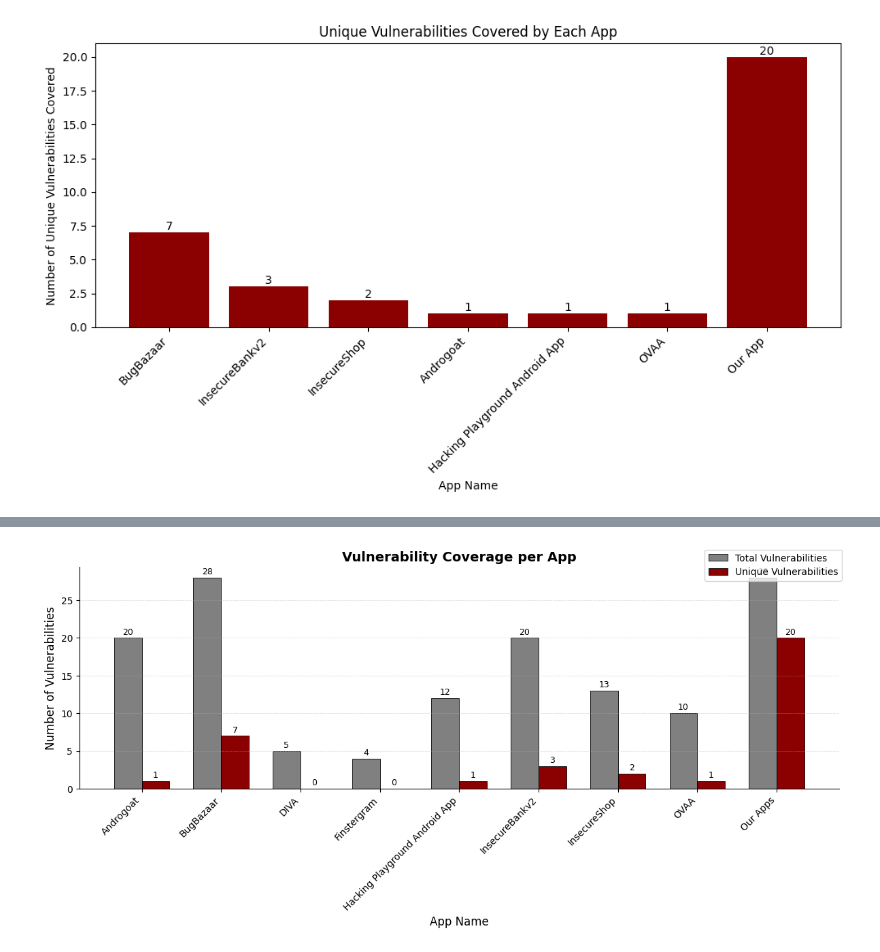
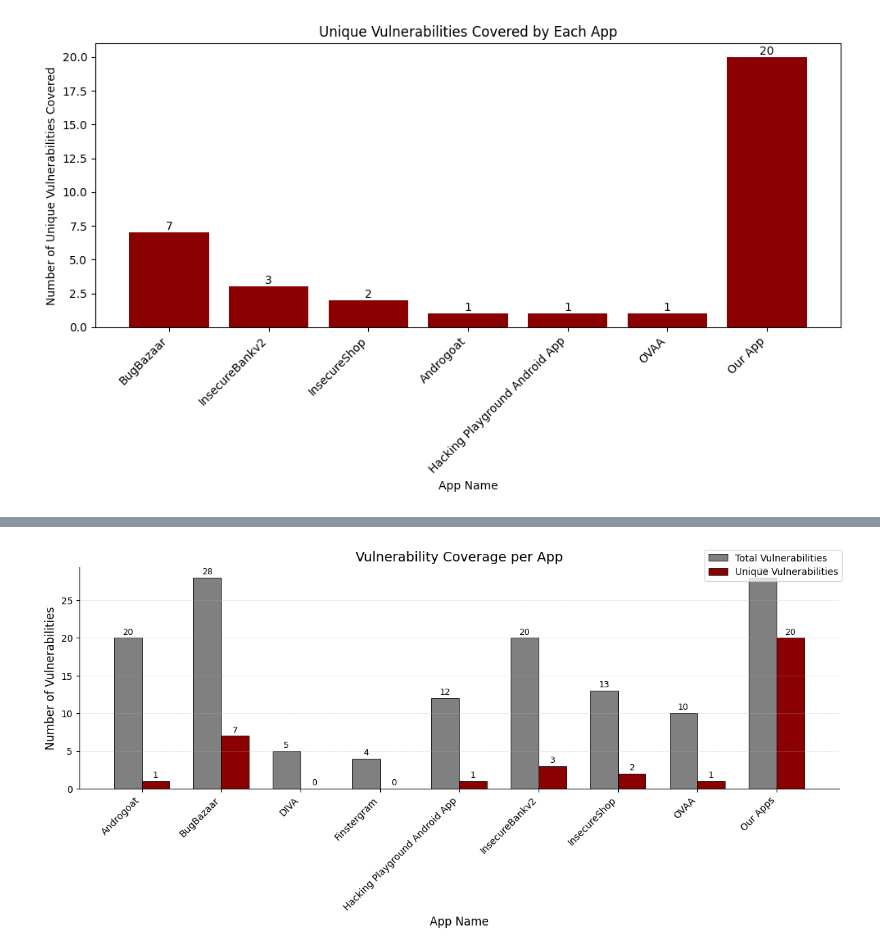
Before and after one commit to domi-cmd/Reference_Application_for_OWASP_MASTG, a Jupyter notebook: dev_documents/seminar_thesis/reference_apps/data_manipulation/coverage_per_app.ipynb, the cells around one changed output, grey strips where cells are left out. Saved outputs shown, nothing was run; the diff lists cells and outputs as text; code cells hidden in the pictures.

```diff
--- a/dev_documents/seminar_thesis/reference_apps/data_manipulation/coverage_per_app.ipynb
+++ b/dev_documents/seminar_thesis/reference_apps/data_manipulation/coverage_per_app.ipynb
@@ -219,32 +219,32 @@ x = np.arange(len(apps))
 width = 0.35
 
 fig, ax = plt.subplots(figsize=(12, 6))
 bars1 = ax.bar(x - width/2, total_counts.values, width, label="Total Vulnerabilities",
                color="gray", edgecolor="black", linewidth=0.6)
 bars2 = ax.bar(x + width/2, unique_counts.values, width, label="Unique Vulnerabilities",
                color="darkred", edgecolor="black", linewidth=0.6)
 
 # Titles and labels
-ax.set_title("Vulnerability Coverage per App", fontsize=14, weight='bold')
+ax.set_title("Vulnerability Coverage per App", fontsize=14)
 ax.set_xlabel("App Name", fontsize=12)
 ax.set_ylabel("Number of Vulnerabilities", fontsize=12)
 ax.set_xticks(x)
 ax.set_xticklabels(apps, rotation=45, ha="right")
 ax.legend(loc="upper right", bbox_to_anchor=(1.01, 1.1), frameon=True)
 ax.grid(axis="y", linestyle="--", alpha=0.5, linewidth=0.5)
 ax.spines[["top", "right"]].set_visible(False)
 
 # Annotate bars with counts
 for bars in [bars1, bars2]:
     for bar in bars:
         height = bar.get_height()
         ax.text(bar.get_x() + bar.get_width()/2, height + 0.2,
                 f"{int(height)}", ha="center", va="bottom", fontsize=9)
 
 plt.tight_layout()
 plt.show()
 
 # Save figure
 fig.savefig("../plots/coverage_per_app/total_vs_unique_with_own_app.png", dpi=300, bbox_inches="tight")
 # %% [output]
-[figure, old version]
+[figure, new version]
```
Also changed, not shown: parts of 2 cells of this notebook, 7 other files.
